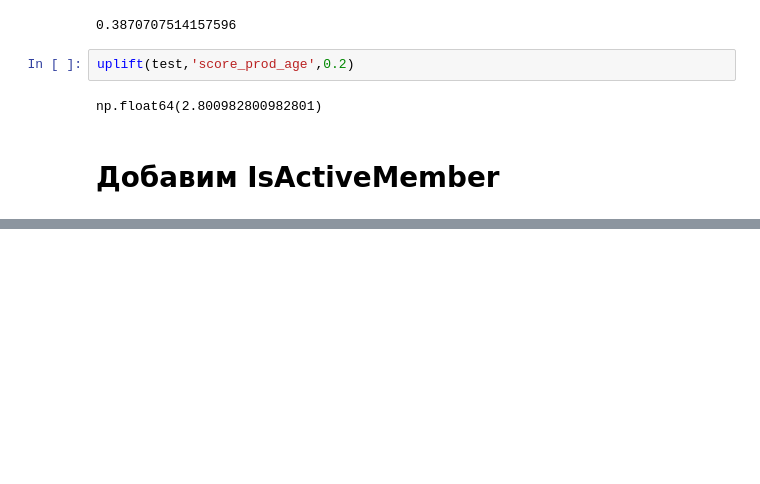
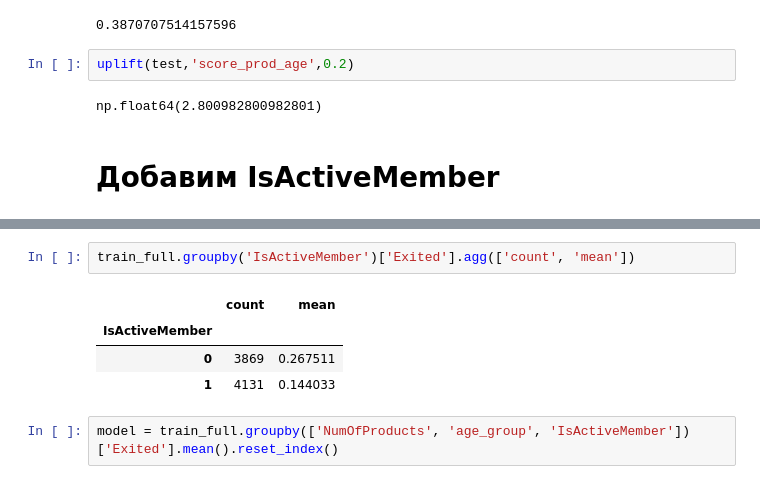
Before and after one commit to SergeyB81/Portfolio-DS, a Jupyter notebook: Car price/classification.ipynb, the cells around one changed output, grey strips where cells are left out. Cells and saved outputs as stored; diff of their text form; blank space fills up the shorter version.

```diff
--- a/Car price/classification.ipynb
+++ b/Car price/classification.ipynb
@@ -515,0 +524,9 @@ np.float64(2.800982800982801)
+# %%
+train_full.groupby('IsActiveMember')['Exited'].agg(['count', 'mean'])
+# %% [output]
+|  | count | mean |
+| IsActiveMember |  |  |
+| 0 | 3869 | 0.267511 |
+| 1 | 4131 | 0.144033 |
+# %%
+model = train_full.groupby(['NumOfProducts', 'age_group', 'IsActiveMember'])['Exited'].mean().reset_index()
```
Also changed, not shown: parts of 29 cells of this notebook.
